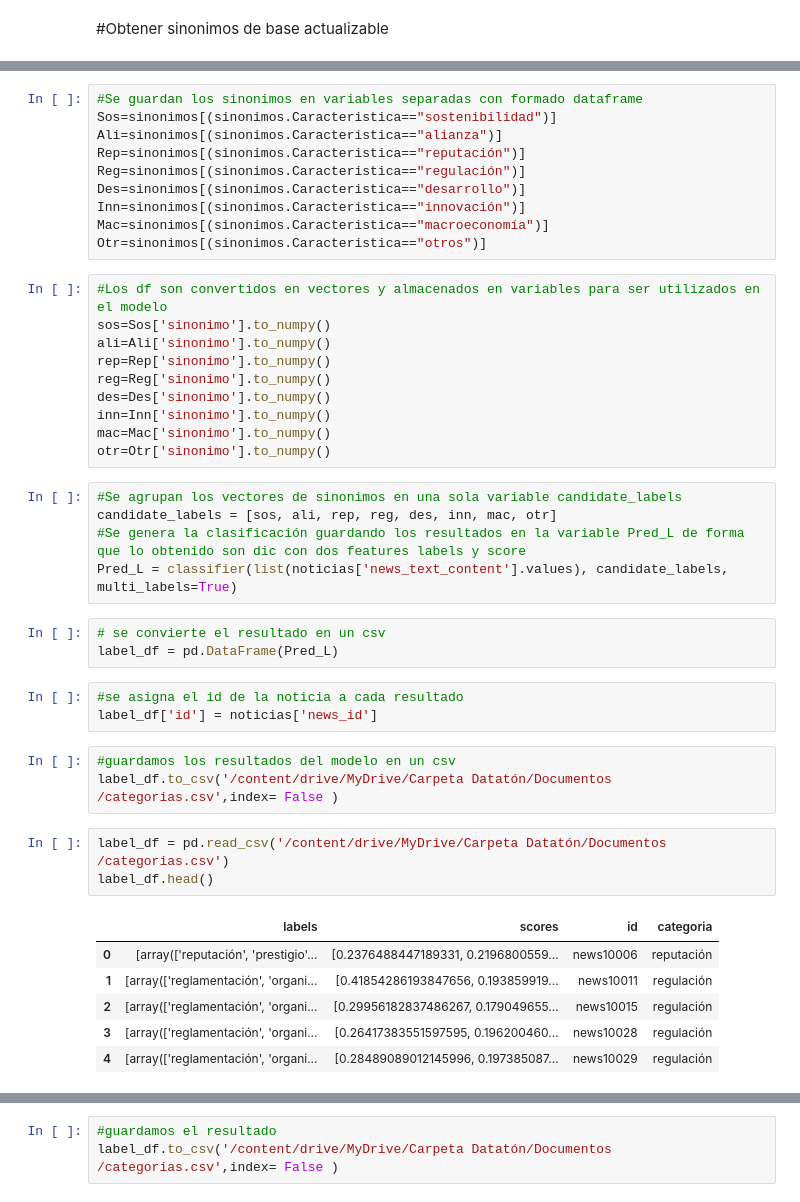
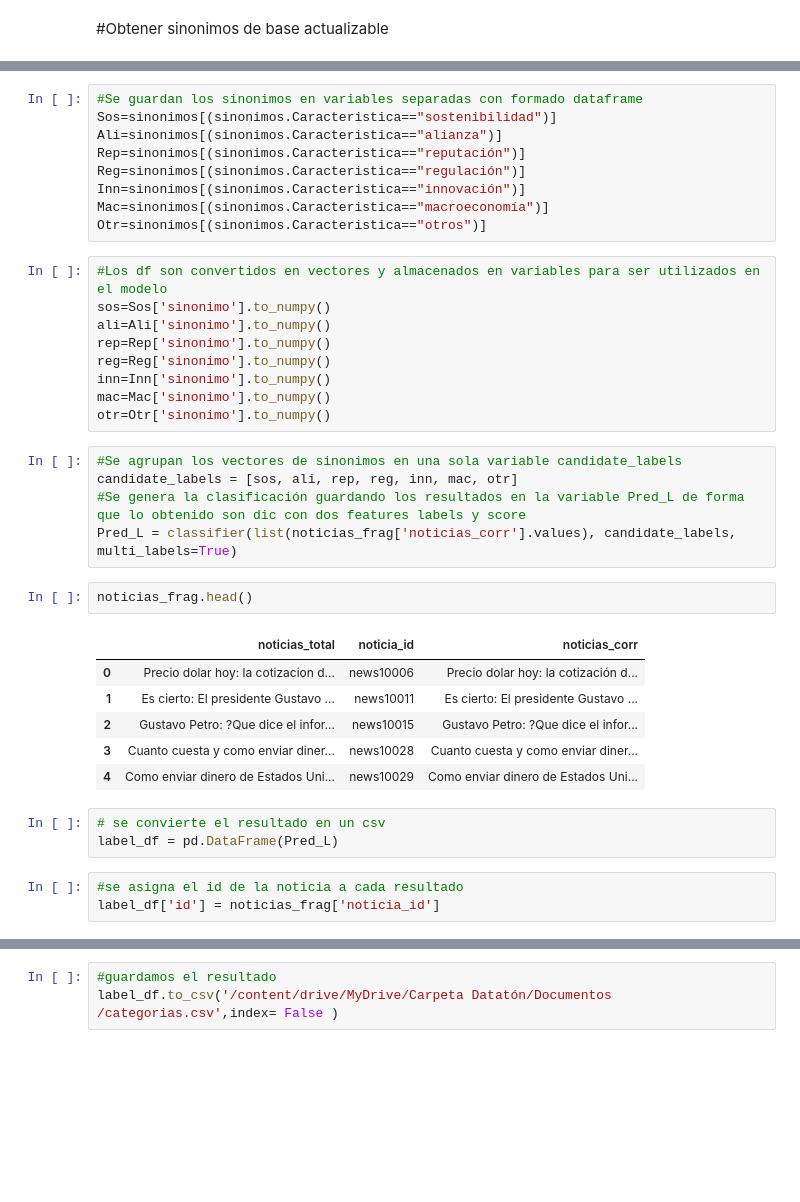
Before and after one commit to TheGoofyGoobersTeam/dataton2022-Goofy_goobers, a Jupyter notebook: src/recomendador/Categorizacion.ipynb, the cells around one changed output, grey strips where cells are left out. Saved outputs shown, nothing was run; the diff lists cells and outputs as text; blank space fills up the shorter version.

```diff
--- a/src/recomendador/Categorizacion.ipynb
+++ b/src/recomendador/Categorizacion.ipynb
@@ -223,7 +333,6 @@ Sos=sinonimos[(sinonimos.Caracteristica=="sostenibilidad")]
 Ali=sinonimos[(sinonimos.Caracteristica=="alianza")]
 Rep=sinonimos[(sinonimos.Caracteristica=="reputación")]
 Reg=sinonimos[(sinonimos.Caracteristica=="regulación")]
-Des=sinonimos[(sinonimos.Caracteristica=="desarrollo")]
 Inn=sinonimos[(sinonimos.Caracteristica=="innovación")]
 Mac=sinonimos[(sinonimos.Caracteristica=="macroeconomía")]
 Otr=sinonimos[(sinonimos.Caracteristica=="otros")]
@@ -233,31 +342,26 @@ sos=Sos['sinonimo'].to_numpy()
 ali=Ali['sinonimo'].to_numpy()
 rep=Rep['sinonimo'].to_numpy()
 reg=Reg['sinonimo'].to_numpy()
-des=Des['sinonimo'].to_numpy()
 inn=Inn['sinonimo'].to_numpy()
 mac=Mac['sinonimo'].to_numpy()
 otr=Otr['sinonimo'].to_numpy()
 # %%
 #Se agrupan los vectores de sinonimos en una sola variable candidate_labels
-candidate_labels = [sos, ali, rep, reg, des, inn, mac, otr]
+candidate_labels = [sos, ali, rep, reg, inn, mac, otr]
 #Se genera la clasificación guardando los resultados en la variable Pred_L de forma que lo obtenido son dic con dos features labels y score
-Pred_L = classifier(list(noticias['news_text_content'].values), candidate_labels, multi_labels=True)
+Pred_L = classifier(list(noticias_frag['noticias_corr'].values), candidate_labels, multi_labels=True)
+# %%
+noticias_frag.head()
+# %% [output]
+|  | noticias_total | noticia_id | noticias_corr |
+| 0 | Precio dolar hoy: la cotizacion d... | news10006 | Precio dolar hoy: la cotización d... |
+| 1 | Es cierto: El presidente Gustavo ... | news10011 | Es cierto: El presidente Gustavo ... |
+| 2 | Gustavo Petro: ?Que dice el infor... | news10015 | Gustavo Petro: ?Que dice el infor... |
+| 3 | Cuanto cuesta y como enviar diner... | news10028 | Cuanto cuesta y como enviar diner... |
+| 4 | Como enviar dinero de Estados Uni... | news10029 | Como enviar dinero de Estados Uni... |
 # %%
 # se convierte el resultado en un csv
 label_df = pd.DataFrame(Pred_L)
 # %%
 #se asigna el id de la noticia a cada resultado
-label_df['id'] = noticias['news_id']
+label_df['id'] = noticias_frag['noticia_id']
-# %%
-#guardamos los resultados del modelo en un csv
-label_df.to_csv('/content/drive/MyDrive/Carpeta Datatón/Documentos /categorias.csv',index= False )
-# %%
-label_df = pd.read_csv('/content/drive/MyDrive/Carpeta Datatón/Documentos /categorias.csv')
-label_df.head()
-# %% [output]
-|  | labels | scores | id | categoria |
-| 0 | [array(['reputación', 'prestigio'... | [0.2376488447189331, 0.2196800559... | news10006 | reputación |
-| 1 | [array(['reglamentación', 'organi... | [0.41854286193847656, 0.193859919... | news10011 | regulación |
-| 2 | [array(['reglamentación', 'organi... | [0.29956182837486267, 0.179049655... | news10015 | regulación |
-| 3 | [array(['reglamentación', 'organi... | [0.26417383551597595, 0.196200460... | news10028 | regulación |
-| 4 | [array(['reglamentación', 'organi... | [0.28489089012145996, 0.197385087... | news10029 | regulación |
```
Also changed, not shown: parts of 29 cells of this notebook.
